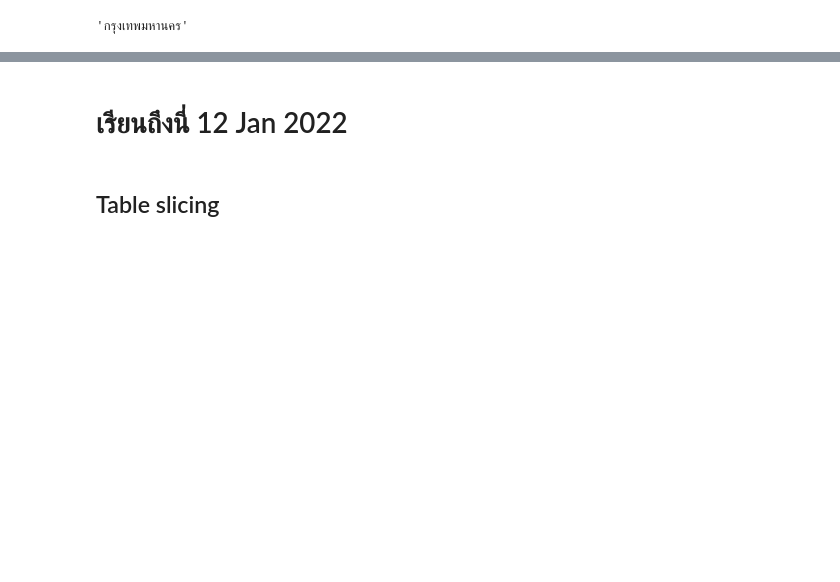
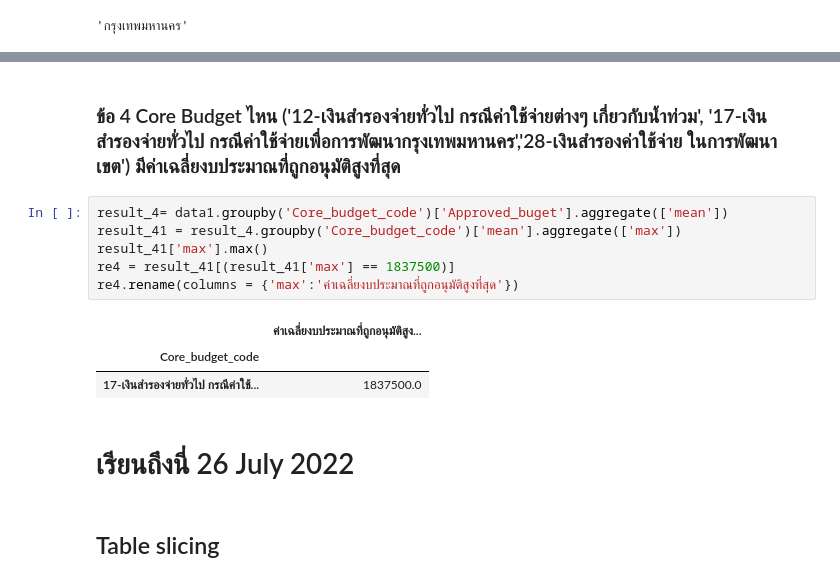
Before and after one commit to Thippawan72/Pytron_dataviz2023, a Jupyter notebook: Pandas101.ipynb, the cells around one changed output, grey strips where cells are left out. Saved outputs shown, nothing was run; the diff lists cells and outputs as text; blank space fills up the shorter version.

```diff
--- a/Pandas101.ipynb
+++ b/Pandas101.ipynb
@@ -506,5 +541,17 @@ data_covid.iloc[4,7]
+# %% [markdown]
+### ข้อ 4 Core Budget ไหน ('12-เงินสำรองจ่ายทั่วไป กรณีค่าใช้จ่ายต่างๆ เกี่ยวกับน้ำท่วม', '17-เงินสำรองจ่ายทั่วไป กรณีค่าใช้จ่ายเพื่อการพัฒนากรุงเทพมหานคร','28-เงินสำรองค่าใช้จ่าย ในการพัฒนาเขต') มีค่าเฉลี่ยงบประมาณที่ถูกอนุมัติสูงที่สุด
+# %%
+result_4= data1.groupby('Core_budget_code')['Approved_buget'].aggregate(['mean'])
+result_41 = result_4.groupby('Core_budget_code')['mean'].aggregate(['max'])
+result_41['max'].max()
+re4 = result_41[(result_41['max'] == 1837500)]
+re4.rename(columns = {'max':'ค่าเฉลี่ยงบประมาณที่ถูกอนุมัติสูงที่สุด'})
+# %% [output]
+|  | ค่าเฉลี่ยงบประมาณที่ถูกอนุมัติสูง... |
+| Core_budget_code |  |
+| 17-เงินสำรองจ่ายทั่วไป กรณีค่าใช้... | 1837500.0 |
 # %% [markdown]
-# เรียนถึงนี่ 12 Jan 2022
+# เรียนถึงนี่ 26 July 2022
 # %% [markdown]
 ## Table slicing
 # %% [markdown]
```
Also changed, not shown: parts of 13 cells of this notebook.
